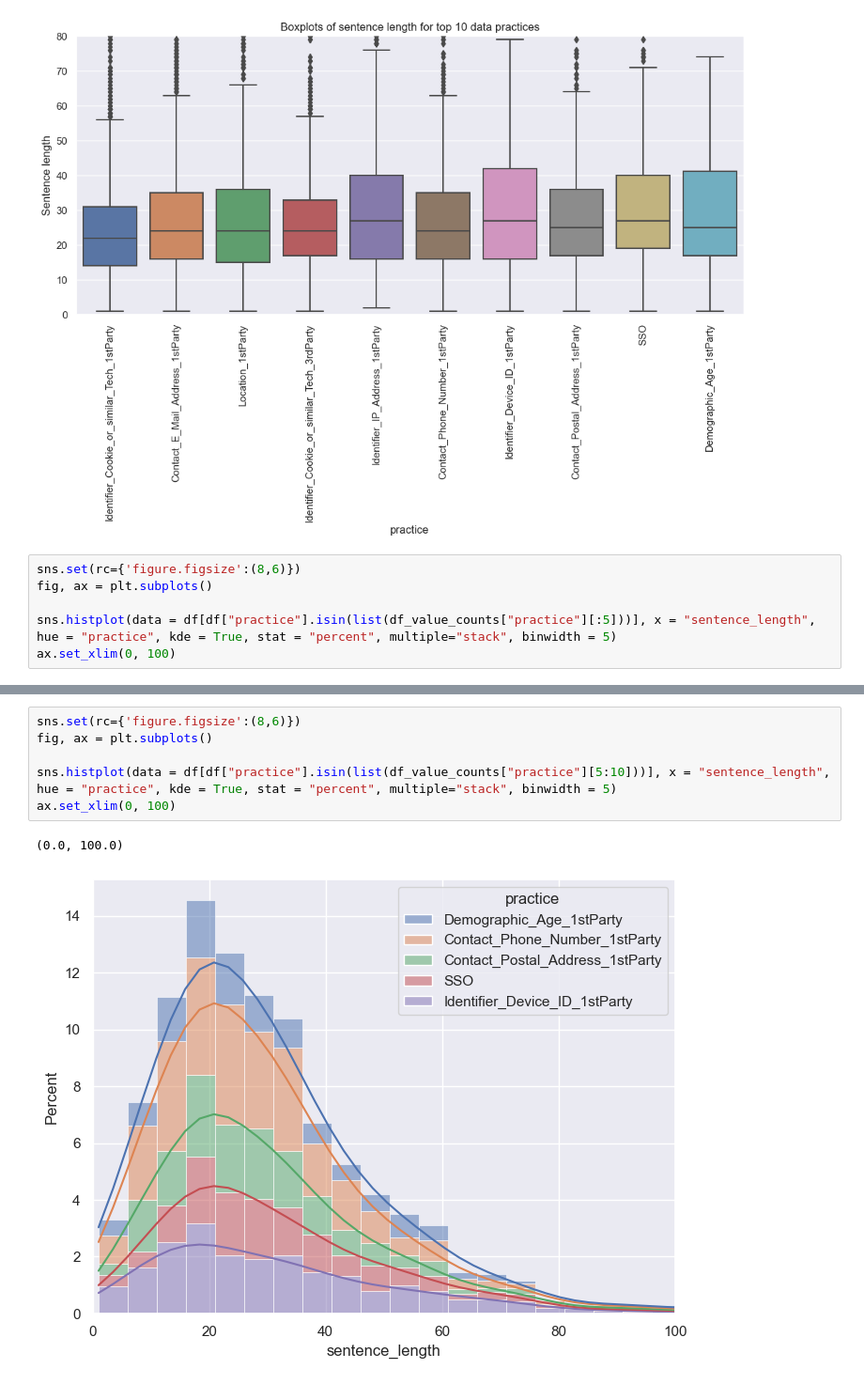
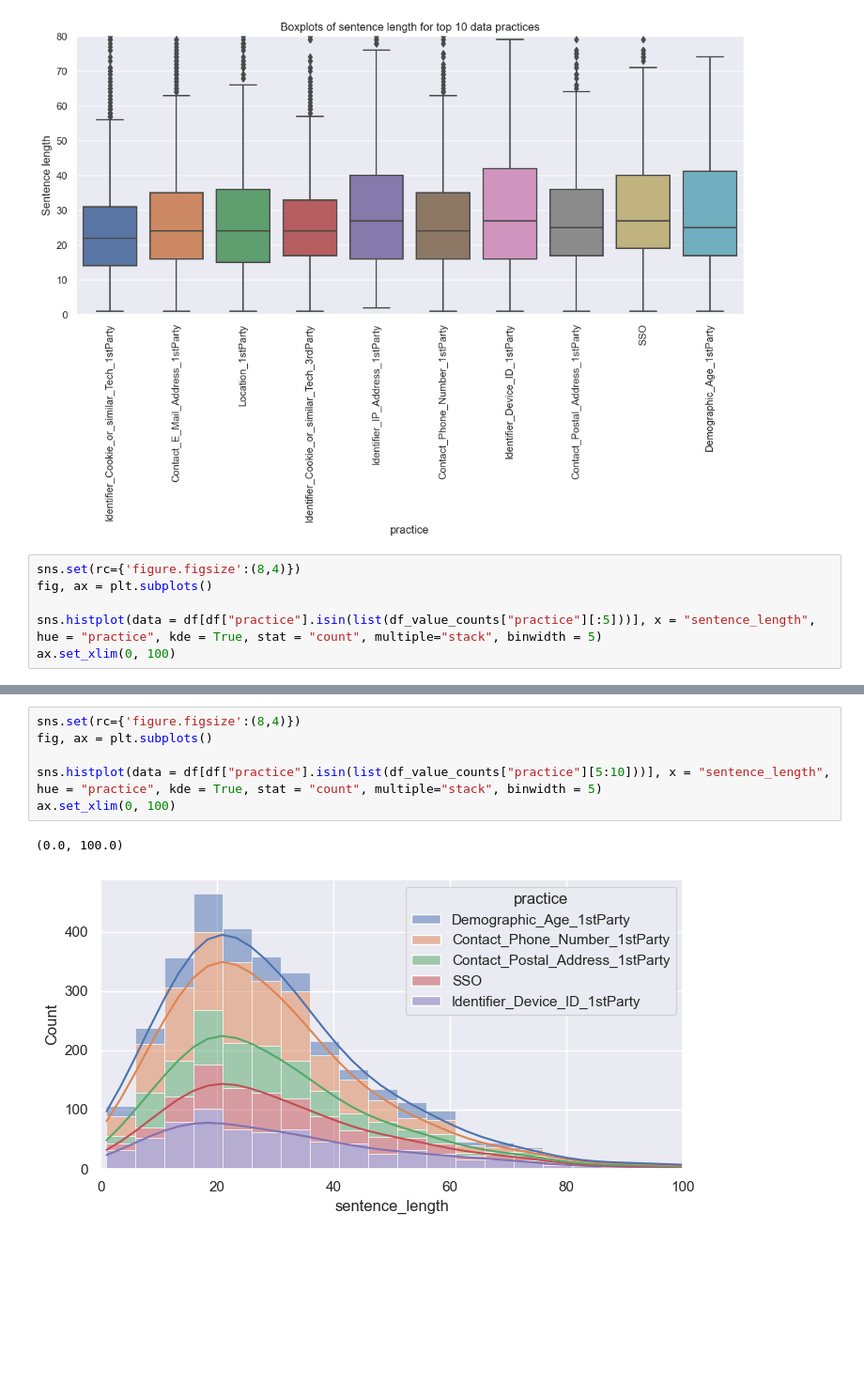
Before and after one commit to TristanKoh/capstone-repo, a Jupyter notebook: code/report_visualisations.ipynb, the cells around one changed output, grey strips where cells are left out. Shown at 94% size. Drawn from its saved outputs; the diff is of its cells as text; blank space fills up the shorter version.

```diff
--- a/code/report_visualisations.ipynb
+++ b/code/report_visualisations.ipynb
@@ -282,10 +282,10 @@ plt.show()
 # %% [output]
 [figure]
 # %%
-sns.set(rc={'figure.figsize':(8,6)})
+sns.set(rc={'figure.figsize':(8,4)})
 fig, ax = plt.subplots()
 
-sns.histplot(data = df[df["practice"].isin(list(df_value_counts["practice"][:5]))], x = "sentence_length", hue = "practice", kde = True, stat = "percent", multiple="stack", binwidth = 5)
+sns.histplot(data = df[df["practice"].isin(list(df_value_counts["practice"][:5]))], x = "sentence_length", hue = "practice", kde = True, stat = "count", multiple="stack", binwidth = 5)
 ax.set_xlim(0, 100)
 # %% [output]
 (0.0, 100.0)
@@ -293,9 +293,9 @@ ax.set_xlim(0, 100)
 # %%
-sns.set(rc={'figure.figsize':(8,6)})
+sns.set(rc={'figure.figsize':(8,4)})
 fig, ax = plt.subplots()
 
-sns.histplot(data = df[df["practice"].isin(list(df_value_counts["practice"][5:10]))], x = "sentence_length", hue = "practice", kde = True, stat = "percent", multiple="stack", binwidth = 5)
+sns.histplot(data = df[df["practice"].isin(list(df_value_counts["practice"][5:10]))], x = "sentence_length", hue = "practice", kde = True, stat = "count", multiple="stack", binwidth = 5)
 ax.set_xlim(0, 100)
 # %% [output]
 (0.0, 100.0)
-[figure, old version]
+[figure, new version]
```
Also changed, not shown: parts of 1 cell of this notebook, 15 other files.
